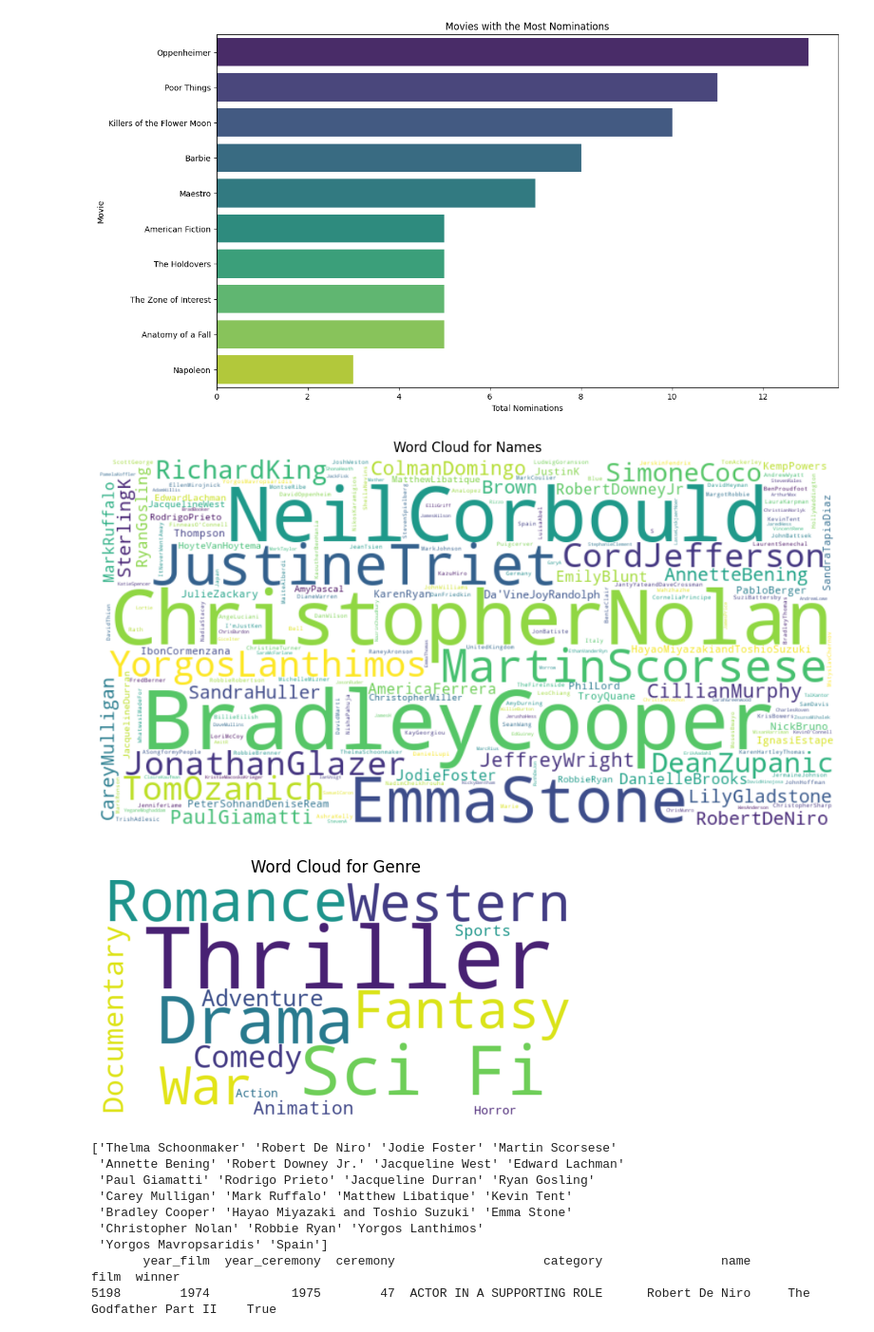
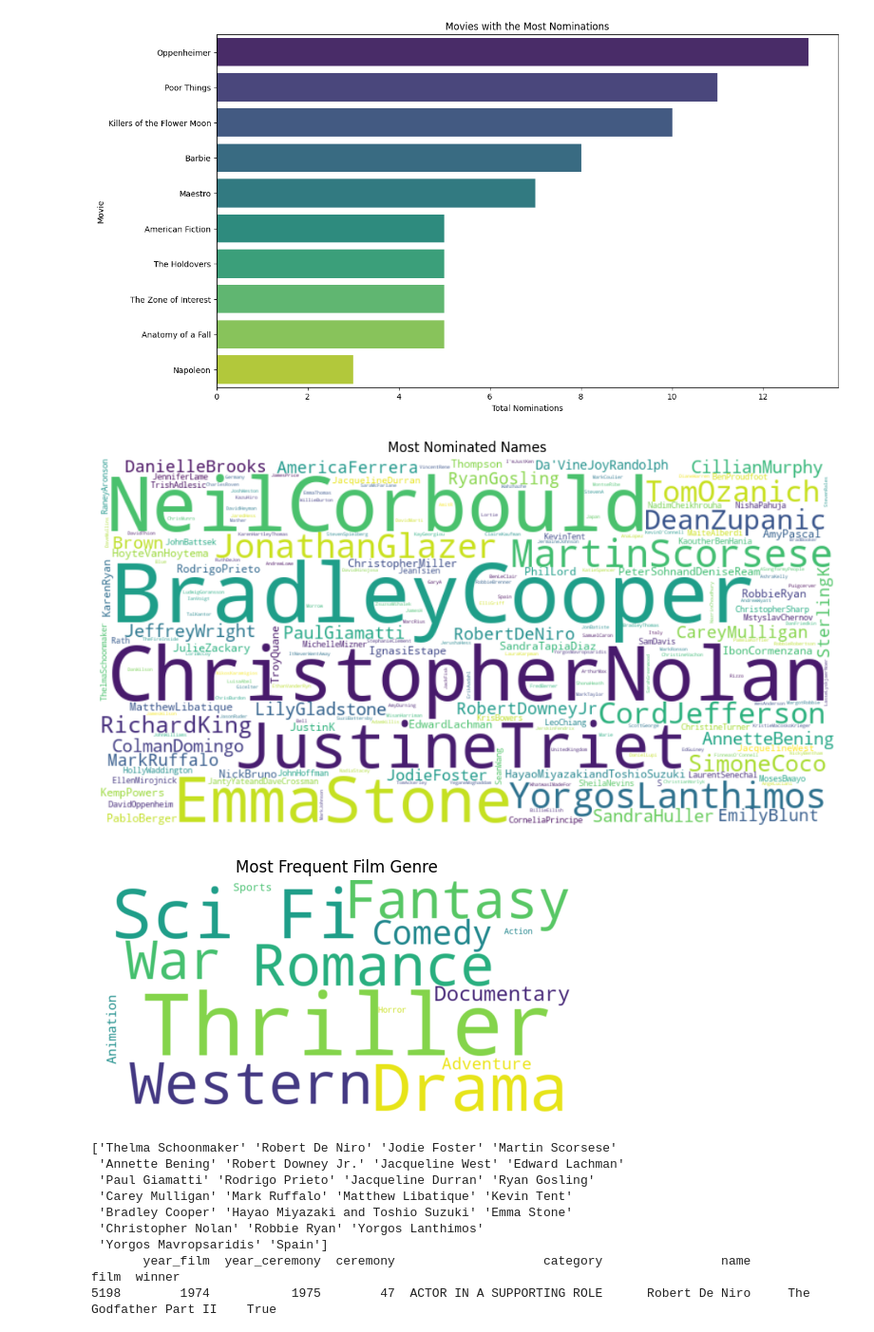
Before and after one commit to memu1227/Oscars, a Jupyter notebook: Oscar_Predictions.ipynb, the cells around one changed output. Shown at 95% size. Drawn from its saved outputs; the diff is of its cells as text; code cells hidden in the pictures.

```diff
--- a/Oscar_Predictions.ipynb
+++ b/Oscar_Predictions.ipynb
@@ -209,37 +209,37 @@ Passing `palette` without assigning `hue` is deprecated and will be removed in v
 # %%
 # Combine first and last names with an underscore
 oscars_2024['Full Name'] = oscars_2024['name'].str.replace(' ', '')
 
 # Generate word cloud for names
 def generate_wordcloud(text):
     return WordCloud(width=800, height=400, background_color='white').generate(text)
 
 # Plot the word clouds
 plt.figure(figsize=(12, 6))
 
 # Plot the word cloud for names
 wordcloud_names = generate_wordcloud(' '.join(oscars_2024['Full Name']))
 # Replace underscores with spaces before displaying
 wordcloud_names.words_ = {key.replace('_', ' '): value for key, value in wordcloud_names.words_.items()}
 #plt.subplot(1, 2, 1)
 plt.imshow(wordcloud_names, interpolation='bilinear')
-plt.title('Word Cloud for Names')
+plt.title('Most Nominated Names')
 plt.axis('off')
 plt.show()
 # %% [output]
-[figure, old version]
+[figure, new version]
 # %%
 
 # Plot the word cloud for genres
 wordcloud_genre = generate_wordcloud(' '.join(oscars_2024['genre']))
 #plt.subplot(1, 2, 2)
 plt.imshow(wordcloud_genre, interpolation='bilinear')
-plt.title('Word Cloud for Genre')
+plt.title('Most Frequent Film Genre')
 plt.axis('off')
 
 plt.show()
 # %% [output]
-[figure, old version]
+[figure, new version]
 # %%
 #checking which names appear in past data, so who's been nominated before
 common_names = pd.merge(filtered_data['name'], oscars_2024['name'], how='inner')
```
